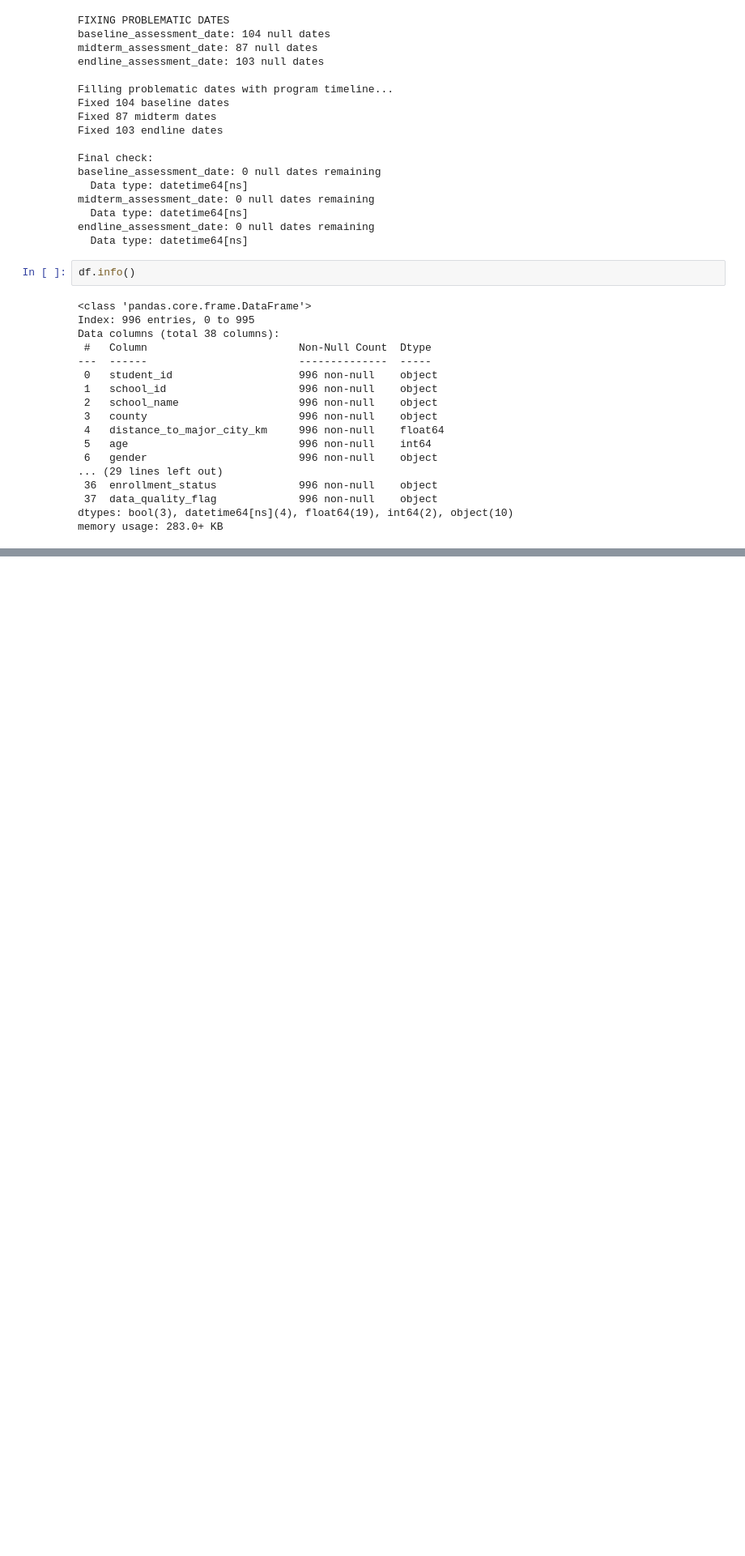
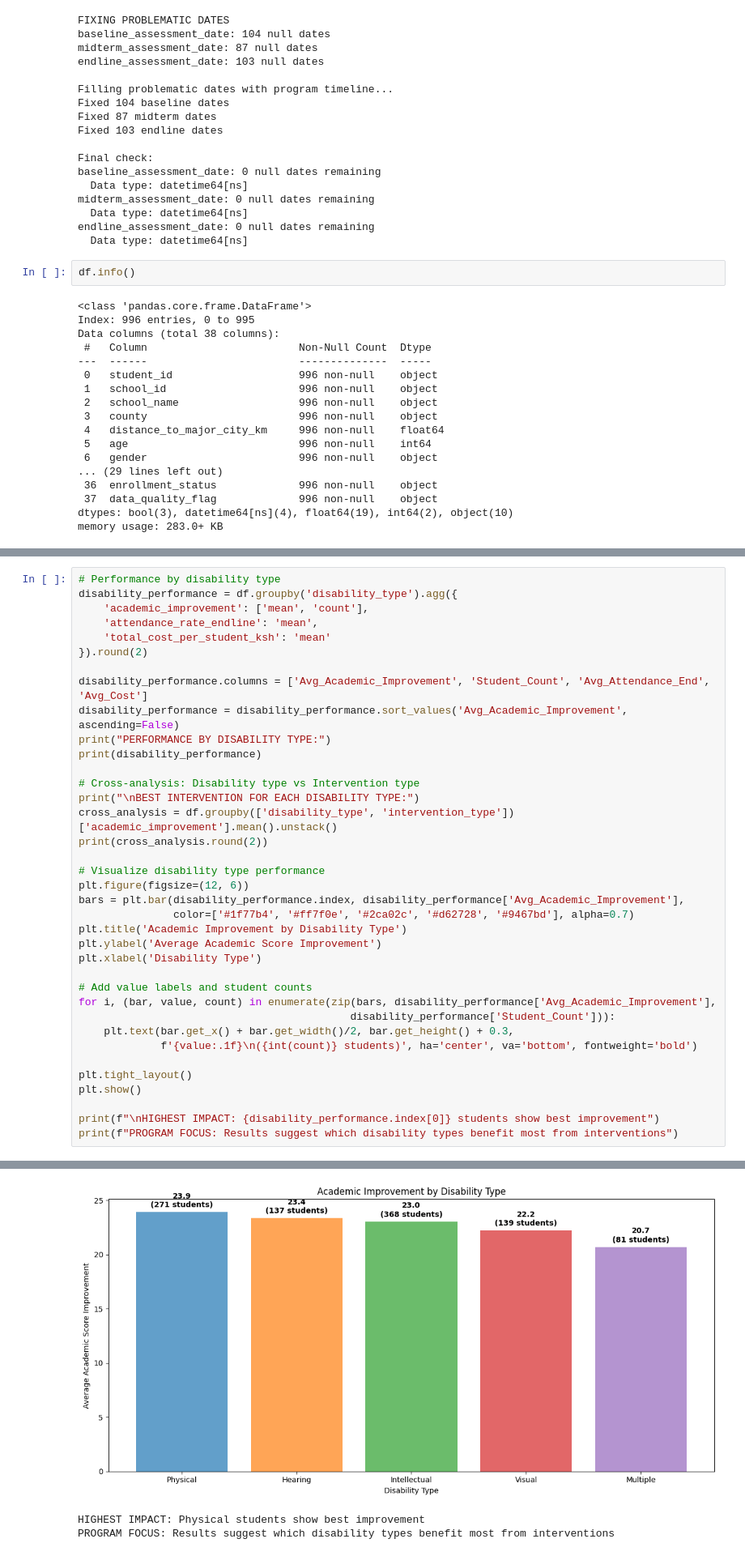
Before and after one commit to imArjn/Lambton, a Jupyter notebook: WIL CPL 5559/Week 5/kenya_storytelling.ipynb, the cells around one changed output, grey strips where cells are left out. Shown at 81% size. Cells and saved outputs as stored; diff of their text form; blank space fills up the shorter version.

```diff
--- a/WIL CPL 5559/Week 5/kenya_storytelling.ipynb
+++ b/WIL CPL 5559/Week 5/kenya_storytelling.ipynb
@@ -724,0 +978,38 @@ memory usage: 283.0+ KB
+# %%
+# Performance by disability type
+disability_performance = df.groupby('disability_type').agg({
+    'academic_improvement': ['mean', 'count'],
+    'attendance_rate_endline': 'mean',
+    'total_cost_per_student_ksh': 'mean'
+}).round(2)
+
+disability_performance.columns = ['Avg_Academic_Improvement', 'Student_Count', 'Avg_Attendance_End', 'Avg_Cost']
+disability_performance = disability_performance.sort_values('Avg_Academic_Improvement', ascending=False)
+print("PERFORMANCE BY DISABILITY TYPE:")
+print(disability_performance)
+
+# Cross-analysis: Disability type vs Intervention type
+print("\nBEST INTERVENTION FOR EACH DISABILITY TYPE:")
+cross_analysis = df.groupby(['disability_type', 'intervention_type'])['academic_improvement'].mean().unstack()
+print(cross_analysis.round(2))
+
+# Visualize disability type performance
+plt.figure(figsize=(12, 6))
+bars = plt.bar(disability_performance.index, disability_performance['Avg_Academic_Improvement'],
+               color=['#1f77b4', '#ff7f0e', '#2ca02c', '#d62728', '#9467bd'], alpha=0.7)
+plt.title('Academic Improvement by Disability Type')
+plt.ylabel('Average Academic Score Improvement')
+plt.xlabel('Disability Type')
+
+# Add value labels and student counts
+for i, (bar, value, count) in enumerate(zip(bars, disability_performance['Avg_Academic_Improvement'],
+                                           disability_performance['Student_Count'])):
+    plt.text(bar.get_x() + bar.get_width()/2, bar.get_height() + 0.3,
+             f'{value:.1f}\n({int(count)} students)', ha='center', va='bottom', fontweight='bold')
+
+plt.tight_layout()
+plt.show()
+
+print(f"\nHIGHEST IMPACT: {disability_performance.index[0]} students show best improvement")
+print(f"PROGRAM FOCUS: Results suggest which disability types benefit most from interventions")
+# %% [output]
@@ -724,0 +1033,3 @@ memory usage: 283.0+ KB
+[figure, added]
+HIGHEST IMPACT: Physical students show best improvement
+PROGRAM FOCUS: Results suggest which disability types benefit most from interventions
```
Also changed, not shown: parts of 14 cells of this notebook.
